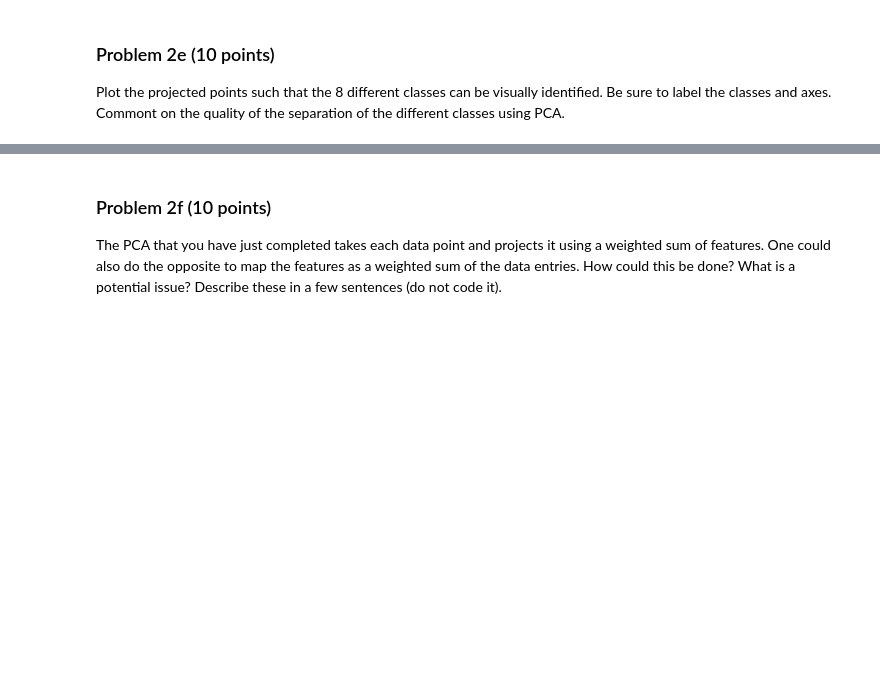
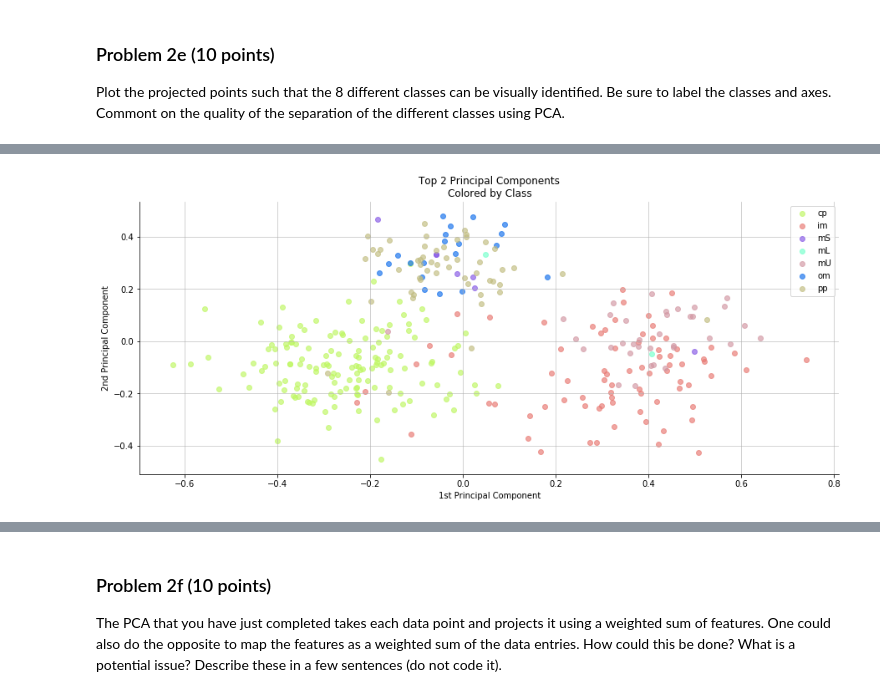
Before and after one commit to paulmattheww/Harvard-CS82-Advanced-ML, a Jupyter notebook: Assignments/CSCI E-82 Assignment 1.ipynb, the cells around one changed output, grey strips where cells are left out. Drawn from its saved outputs; the diff is of its cells as text; code cells hidden in the pictures; blank space fills up the shorter version.

```diff
--- a/Assignments/CSCI E-82 Assignment 1.ipynb
+++ b/Assignments/CSCI E-82 Assignment 1.ipynb
@@ -232,0 +258,38 @@ Plot the projected points such that the 8 different classes can be visually iden
+# %%
+import random
+from sklearn.decomposition import PCA
+
+def random_hex(seed):
+    np.random.seed(seed)
+    r = lambda: random.randint(0, 255)
+    return '#%02X%02X%02X' % (r(),r(),r())
+
+# map targets to colors randomly
+unq_tgts = df.target.unique()
+colors = [random_hex(i) for i,cls in zip(range(len(unq_tgts)), unq_tgts)]
+
+# perform PCA using sklearn
+pca = PCA(n_components=2, random_state=77)
+pca.fit(df[cols])
+df_pca = pd.DataFrame(pca.transform(df[cols]))
+
+# add target for plotting
+df_pca['target'] = df['target']
+
+# plot the first two PCs
+fig, ax = plt.subplots(figsize=(15, 6))
+i = 0
+for target, _df in df_pca.groupby('target'):
+    color = colors[i]
+    label = unq_tgts[i]
+    ax.scatter(_df[0], _df[1], color=color, label=label, alpha=.65)
+    i += 1
+ax.grid(alpha=.7)
+sns.despine()
+ax.set_xlabel('1st Principal Component')
+ax.set_ylabel('2nd Principal Component')
+ax.legend(loc='best')
+ax.set_title('Top 2 Principal Components\nColored by Class')
+plt.show()
+# %% [output]
+[figure, added]
```
Also changed, not shown: parts of 7 cells of this notebook.
